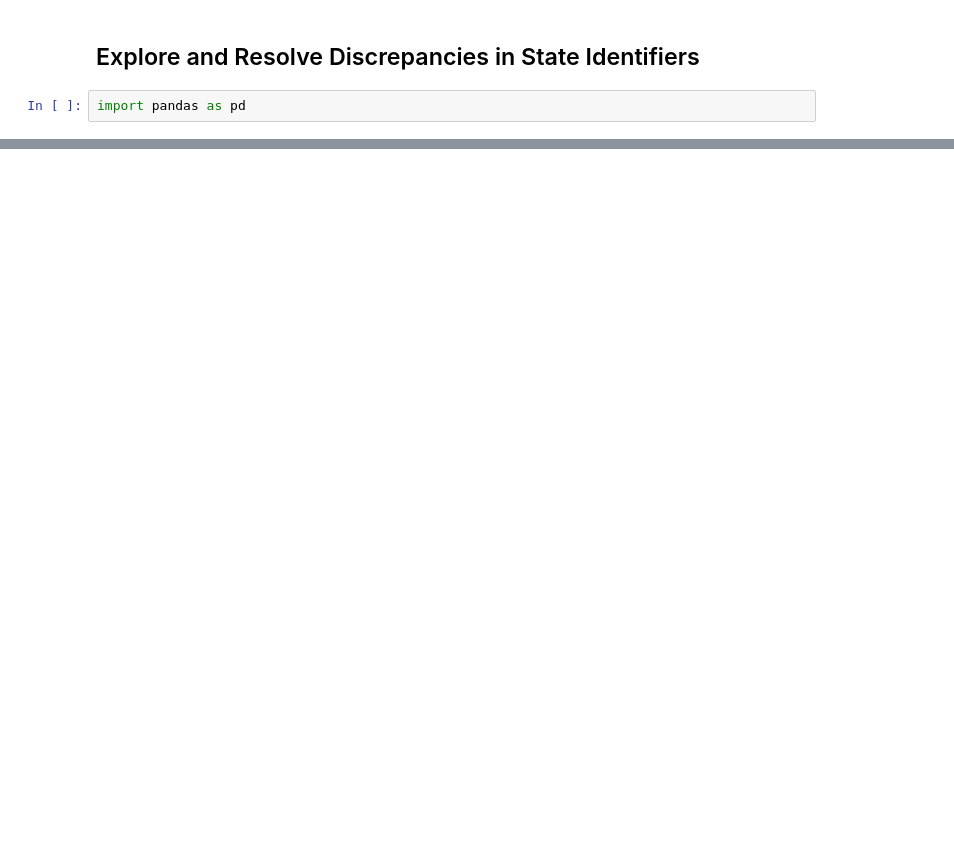
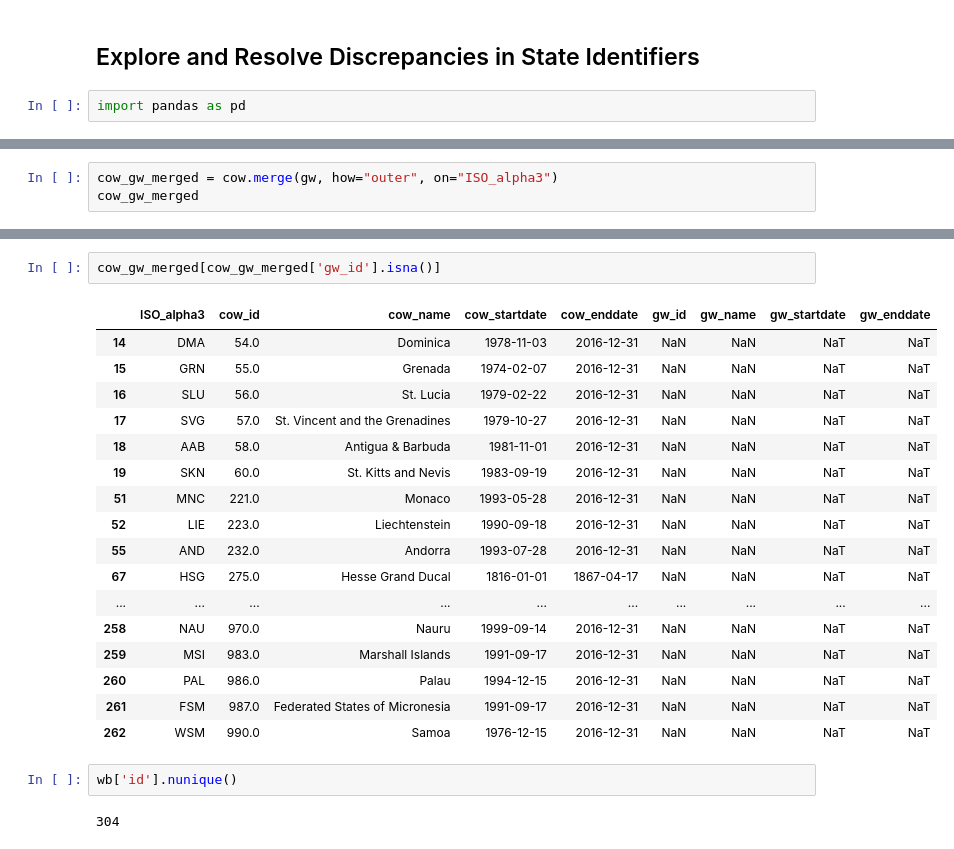
Before and after one commit to jenna-jordan/international-relations-database-extended, a Jupyter notebook: Wrangle_Data/State_Identifiers.ipynb, the cells around one changed output, grey strips where cells are left out. Cells and saved outputs as stored; diff of their text form; blank space fills up the shorter version.

```diff
--- a/Wrangle_Data/State_Identifiers.ipynb
+++ b/Wrangle_Data/State_Identifiers.ipynb
@@ -87,0 +91,3 @@ prio
+# %%
+cow_gw_merged = cow.merge(gw, how="outer", on="ISO_alpha3")
+cow_gw_merged
@@ -87,0 +127,24 @@ prio
+# %%
+cow_gw_merged[cow_gw_merged['gw_id'].isna()]
+# %% [output]
+|  | ISO_alpha3 | cow_id | cow_name | cow_startdate | cow_enddate | gw_id | gw_name | gw_startdate | gw_enddate |
+| 14 | DMA | 54.0 | Dominica | 1978-11-03 | 2016-12-31 | NaN | NaN | NaT | NaT |
+| 15 | GRN | 55.0 | Grenada | 1974-02-07 | 2016-12-31 | NaN | NaN | NaT | NaT |
+| 16 | SLU | 56.0 | St. Lucia | 1979-02-22 | 2016-12-31 | NaN | NaN | NaT | NaT |
+| 17 | SVG | 57.0 | St. Vincent and the Grenadines | 1979-10-27 | 2016-12-31 | NaN | NaN | NaT | NaT |
+| 18 | AAB | 58.0 | Antigua & Barbuda | 1981-11-01 | 2016-12-31 | NaN | NaN | NaT | NaT |
+| 19 | SKN | 60.0 | St. Kitts and Nevis | 1983-09-19 | 2016-12-31 | NaN | NaN | NaT | NaT |
+| 51 | MNC | 221.0 | Monaco | 1993-05-28 | 2016-12-31 | NaN | NaN | NaT | NaT |
+| 52 | LIE | 223.0 | Liechtenstein | 1990-09-18 | 2016-12-31 | NaN | NaN | NaT | NaT |
+| 55 | AND | 232.0 | Andorra | 1993-07-28 | 2016-12-31 | NaN | NaN | NaT | NaT |
+| 67 | HSG | 275.0 | Hesse Grand Ducal | 1816-01-01 | 1867-04-17 | NaN | NaN | NaT | NaT |
+| ... | ... | ... | ... | ... | ... | ... | ... | ... | ... |
+| 258 | NAU | 970.0 | Nauru | 1999-09-14 | 2016-12-31 | NaN | NaN | NaT | NaT |
+| 259 | MSI | 983.0 | Marshall Islands | 1991-09-17 | 2016-12-31 | NaN | NaN | NaT | NaT |
+| 260 | PAL | 986.0 | Palau | 1994-12-15 | 2016-12-31 | NaN | NaN | NaT | NaT |
+| 261 | FSM | 987.0 | Federated States of Micronesia | 1991-09-17 | 2016-12-31 | NaN | NaN | NaT | NaT |
+| 262 | WSM | 990.0 | Samoa | 1976-12-15 | 2016-12-31 | NaN | NaN | NaT | NaT |
+# %%
+wb['id'].nunique()
+# %% [output]
+304
```
Also changed, not shown: parts of 12 cells of this notebook, 22 other files.
